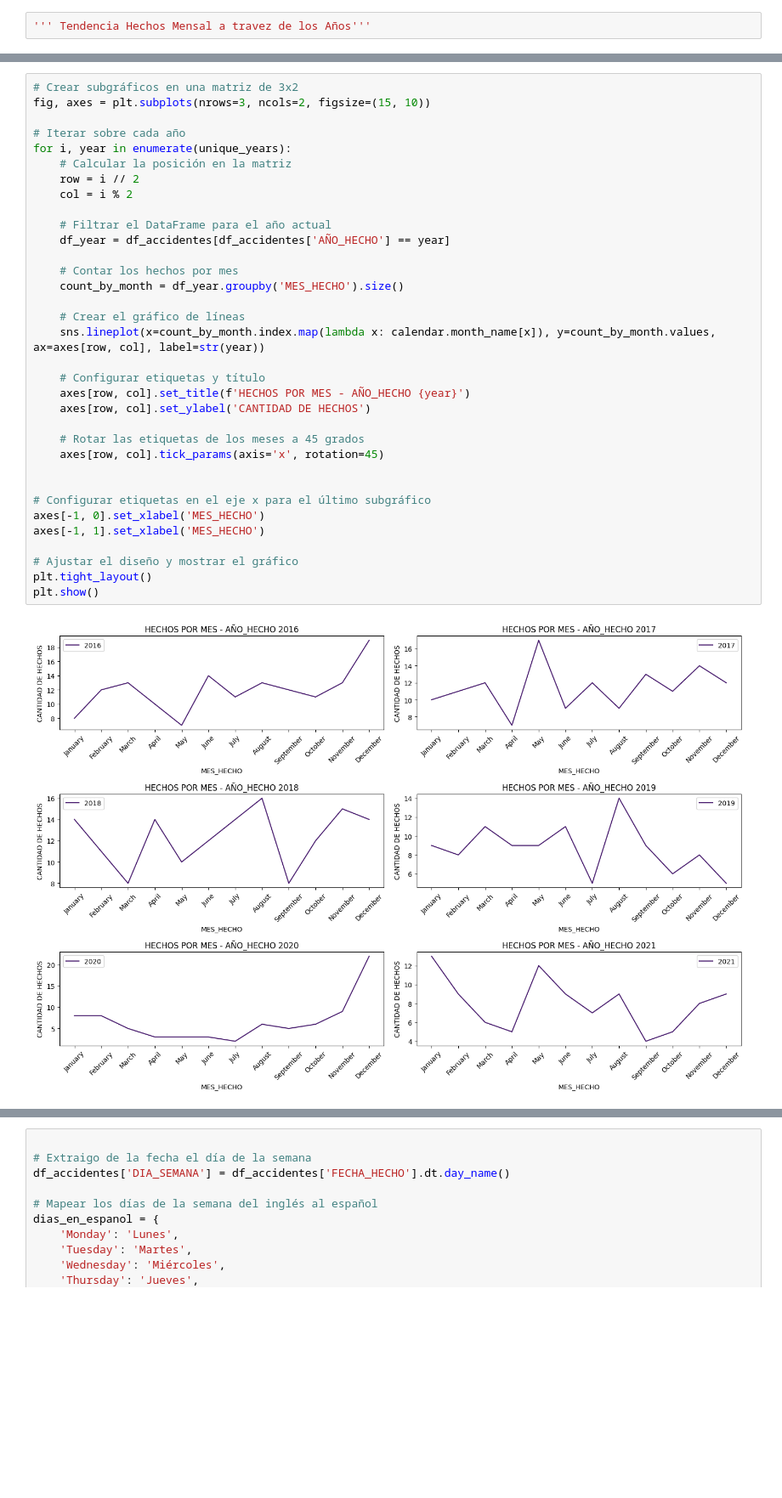
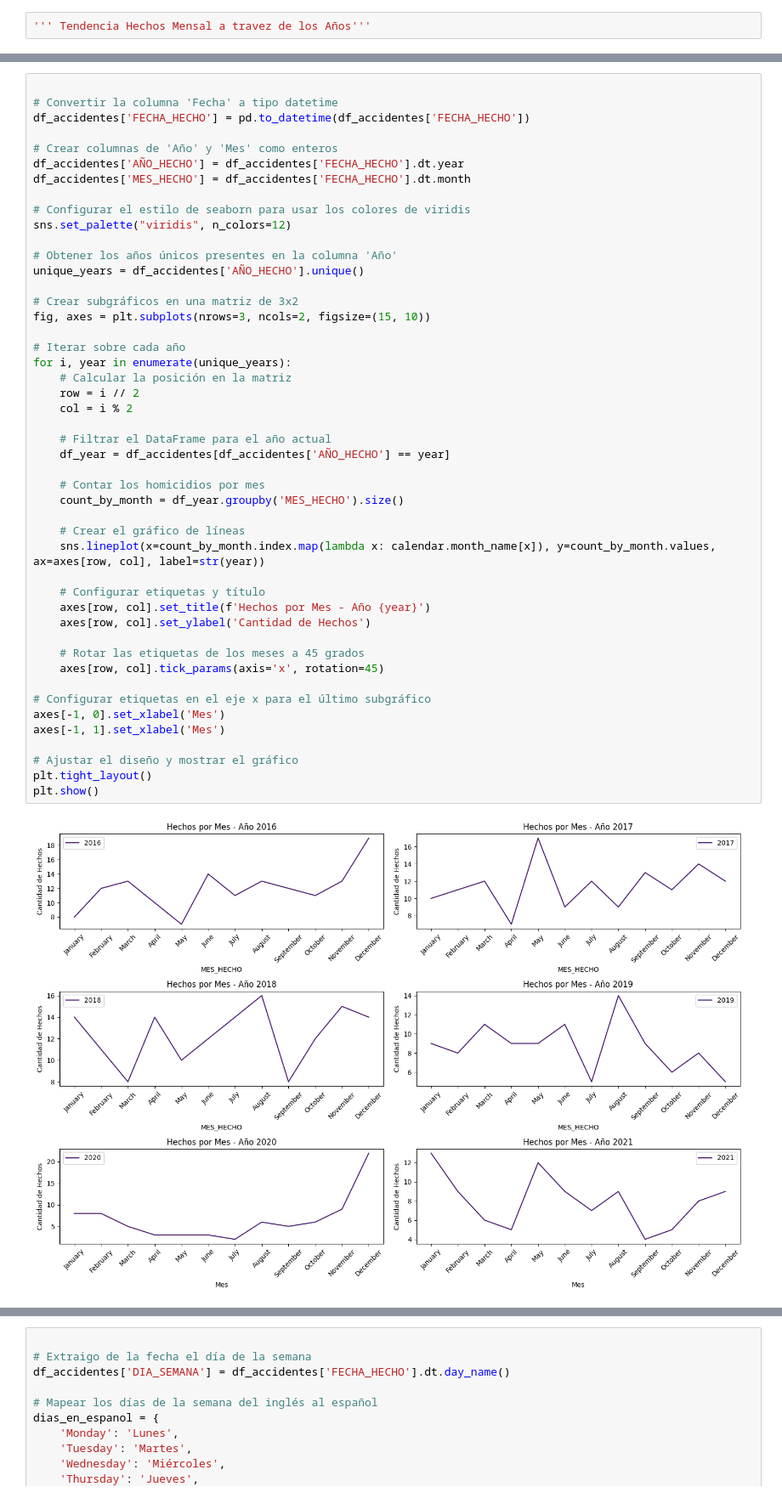
Before and after one commit to MarceCorreal/Analisis_Homicidios_Viales_Ciudad_Buenos_Aires, a Jupyter notebook: EDA/eda_accidentes.ipynb, the cells around one changed output, grey strips where cells are left out. Shown at 85% size. Cells and saved outputs as stored; diff of their text form; blank space fills up the shorter version.

```diff
--- a/EDA/eda_accidentes.ipynb
+++ b/EDA/eda_accidentes.ipynb
@@ -191,36 +185,49 @@ print(unique_years)
 # %%
+
+# Convertir la columna 'Fecha' a tipo datetime
+df_accidentes['FECHA_HECHO'] = pd.to_datetime(df_accidentes['FECHA_HECHO'])
+
+# Crear columnas de 'Año' y 'Mes' como enteros
+df_accidentes['AÑO_HECHO'] = df_accidentes['FECHA_HECHO'].dt.year
+df_accidentes['MES_HECHO'] = df_accidentes['FECHA_HECHO'].dt.month
+
+# Configurar el estilo de seaborn para usar los colores de viridis
+sns.set_palette("viridis", n_colors=12)
+
+# Obtener los años únicos presentes en la columna 'Año'
+unique_years = df_accidentes['AÑO_HECHO'].unique()
+
 # Crear subgráficos en una matriz de 3x2
 fig, axes = plt.subplots(nrows=3, ncols=2, figsize=(15, 10))
 
 # Iterar sobre cada año
 for i, year in enumerate(unique_years):
     # Calcular la posición en la matriz
     row = i // 2
     col = i % 2
 
     # Filtrar el DataFrame para el año actual
     df_year = df_accidentes[df_accidentes['AÑO_HECHO'] == year]
 
-    # Contar los hechos por mes
+    # Contar los homicidios por mes
     count_by_month = df_year.groupby('MES_HECHO').size()
 
     # Crear el gráfico de líneas
     sns.lineplot(x=count_by_month.index.map(lambda x: calendar.month_name[x]), y=count_by_month.values, ax=axes[row, col], label=str(year))
 
     # Configurar etiquetas y título
-    axes[row, col].set_title(f'HECHOS POR MES - AÑO_HECHO {year}')
-    axes[row, col].set_ylabel('CANTIDAD DE HECHOS')
+    axes[row, col].set_title(f'Hechos por Mes - Año {year}')
+    axes[row, col].set_ylabel('Cantidad de Hechos')
 
     # Rotar las etiquetas de los meses a 45 grados
     axes[row, col].tick_params(axis='x', rotation=45)
 
-
 # Configurar etiquetas en el eje x para el último subgráfico
-axes[-1, 0].set_xlabel('MES_HECHO')
-axes[-1, 1].set_xlabel('MES_HECHO')
+axes[-1, 0].set_xlabel('Mes')
+axes[-1, 1].set_xlabel('Mes')
 
 # Ajustar el diseño y mostrar el gráfico
 plt.tight_layout()
 plt.show()
 # %% [output]
-[figure, old version]
+[figure, new version]
```
Also changed, not shown: parts of 19 cells of this notebook.
